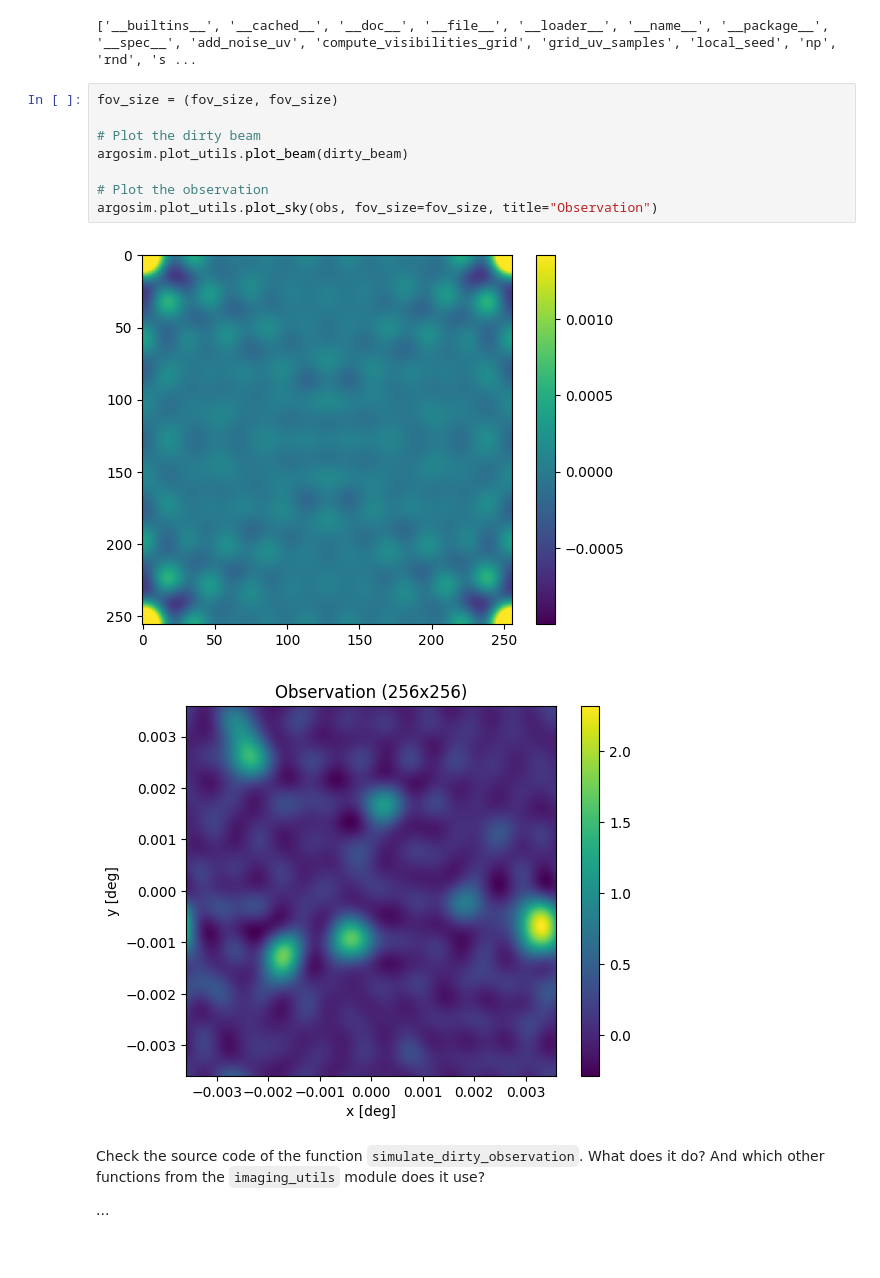
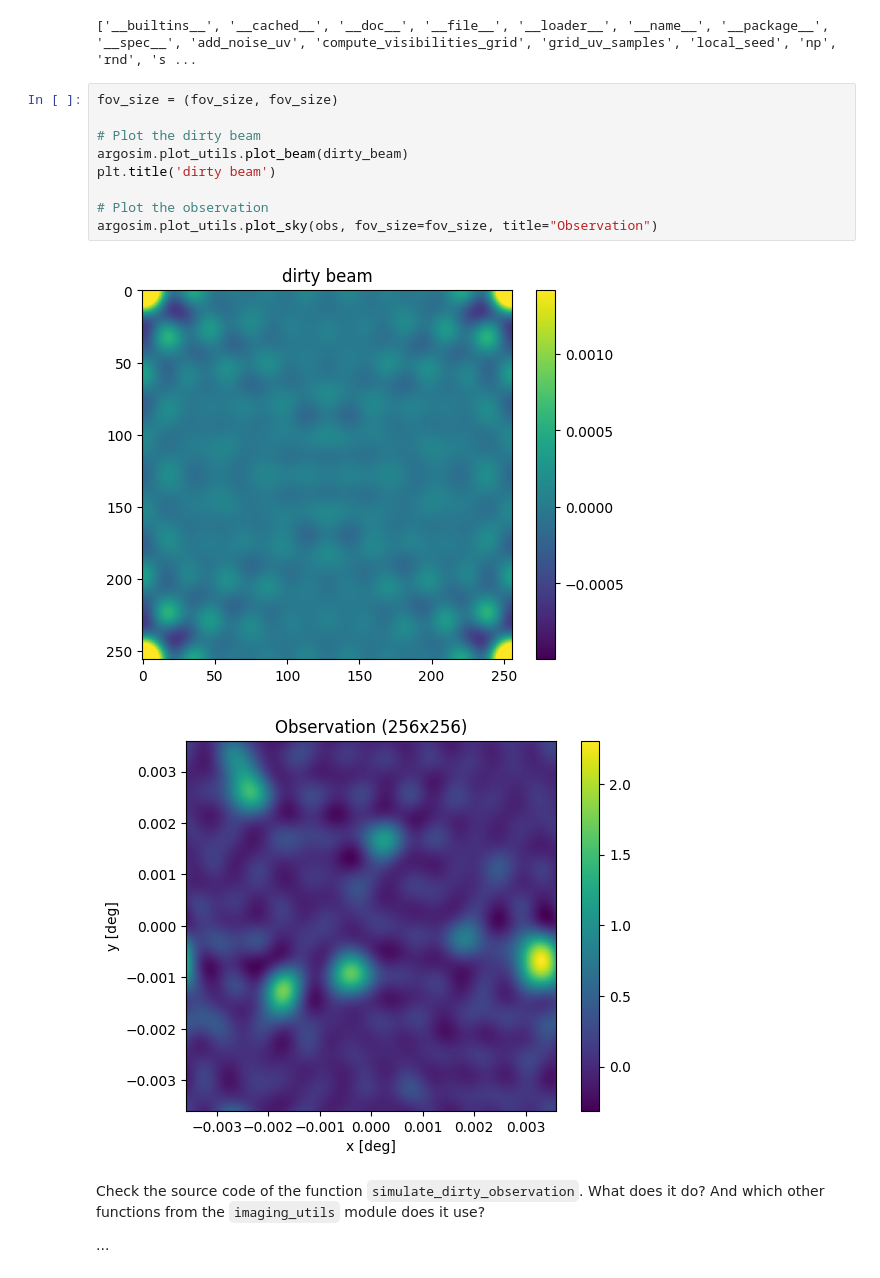
Before and after one commit to mb-manal/argosim_tuto, a Jupyter notebook: notebooks/tuto_3_imaging.ipynb, the cells around one changed output. Saved outputs shown, nothing was run; the diff lists cells and outputs as text.

```diff
--- a/notebooks/tuto_3_imaging.ipynb
+++ b/notebooks/tuto_3_imaging.ipynb
@@ -198,14 +198,15 @@ print(dir(argosim.imaging_utils))
 # %%
 fov_size = (fov_size, fov_size)
 
 # Plot the dirty beam
 argosim.plot_utils.plot_beam(dirty_beam)
+plt.title('dirty beam')
 
 # Plot the observation
 argosim.plot_utils.plot_sky(obs, fov_size=fov_size, title="Observation")
 # %% [output]
-[figure, old version]
+[figure, new version]
-[figure, old version]
+[figure, new version]
 # %% [markdown]
 Check the source code of the function `simulate_dirty_observation`. What does it do? And which other functions from the `imaging_utils` module does it use?
 
```
Also changed, not shown: parts of 1 cell of this notebook.
